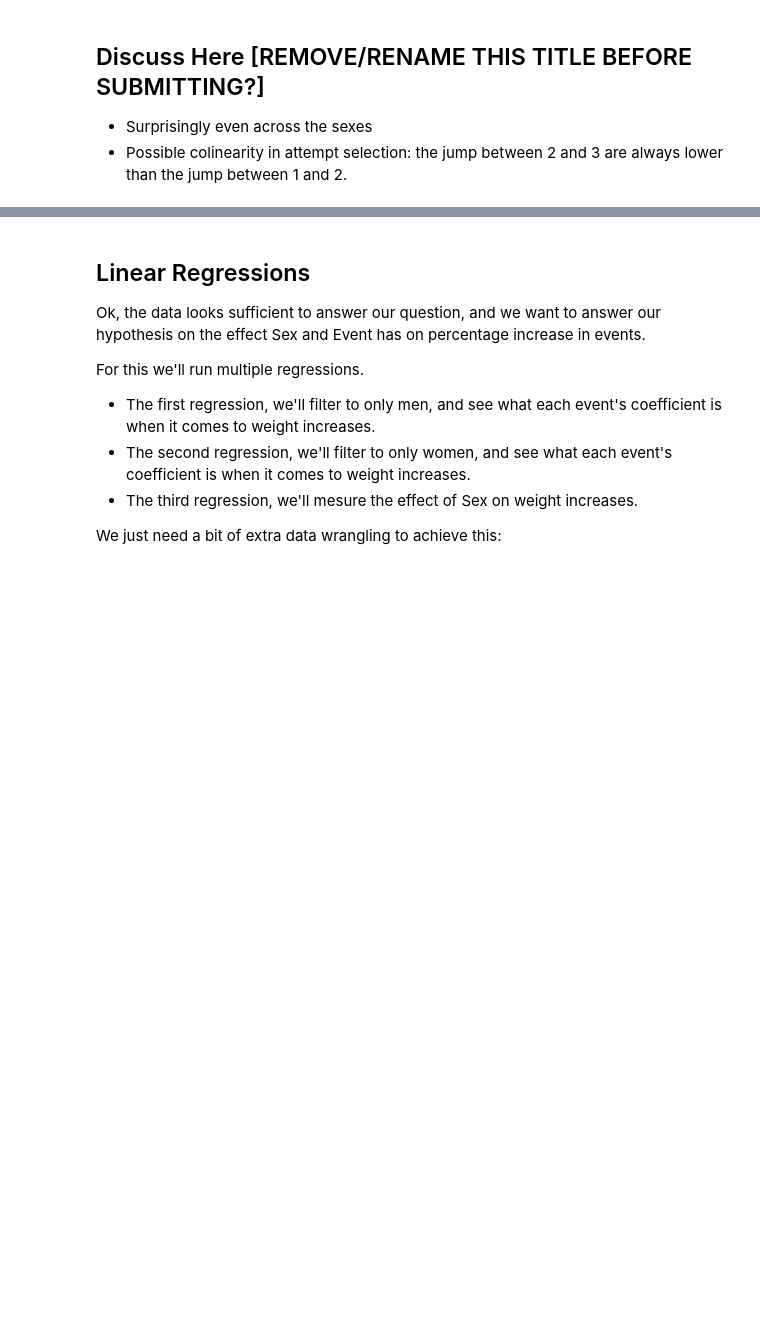
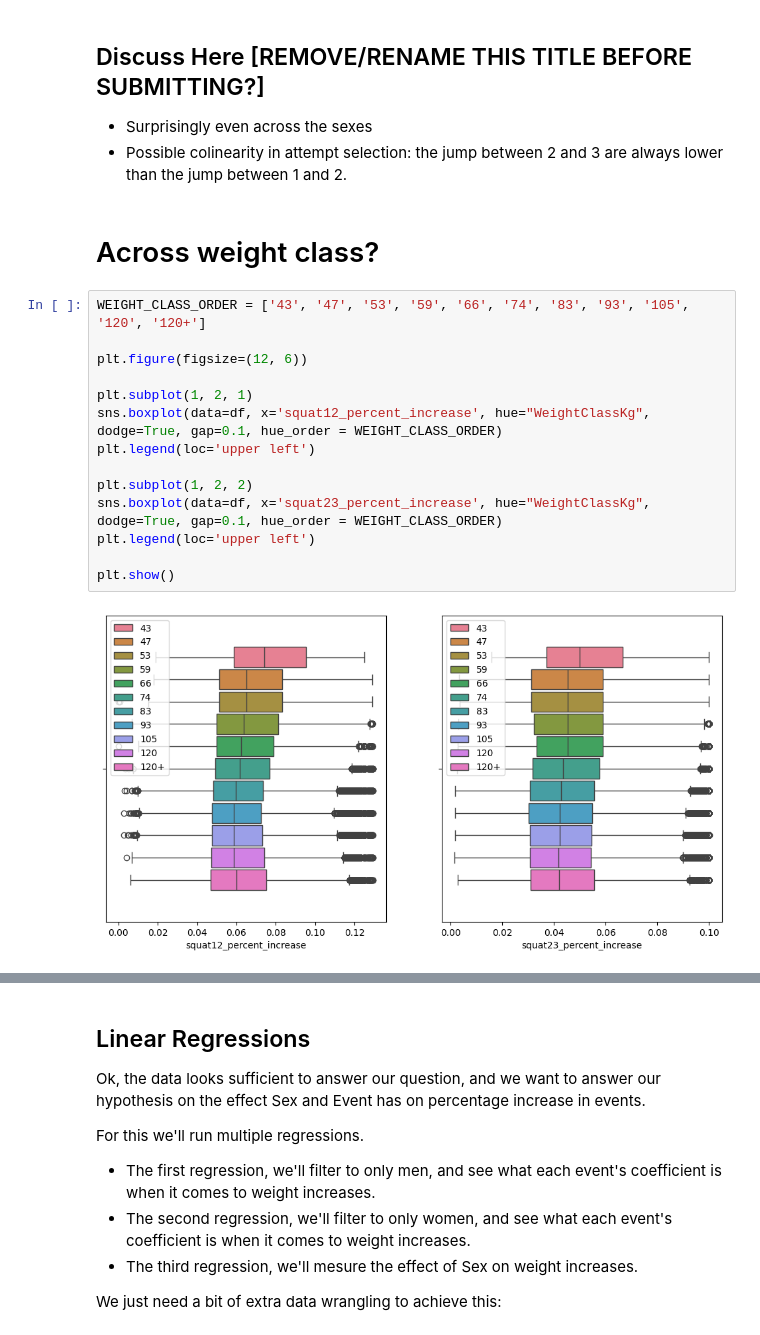
Before and after one commit to COGS108/Group035_WI24, a Jupyter notebook: EDACheckpoint_Group035_WI24.ipynb, the cells around one changed output, grey strips where cells are left out. Drawn from its saved outputs; the diff is of its cells as text; blank space fills up the shorter version.

Commit message:
edited boxplot labels

```diff
--- a/EDACheckpoint_Group035_WI24.ipynb
+++ b/EDACheckpoint_Group035_WI24.ipynb
@@ -471,3 +474,21 @@ plt.show()
 ## Discuss Here [REMOVE/RENAME THIS TITLE BEFORE SUBMITTING?]
 - Surprisingly even across the sexes
 - Possible colinearity in attempt selection: the jump between 2 and 3 are always lower than the jump between 1 and 2.
+# %% [markdown]
+# Across weight class?
+# %%
+WEIGHT_CLASS_ORDER = ['43', '47', '53', '59', '66', '74', '83', '93', '105', '120', '120+']
+
+plt.figure(figsize=(12, 6))
+
+plt.subplot(1, 2, 1)
+sns.boxplot(data=df, x='squat12_percent_increase', hue="WeightClassKg", dodge=True, gap=0.1, hue_order = WEIGHT_CLASS_ORDER)
+plt.legend(loc='upper left')
+
+plt.subplot(1, 2, 2)
+sns.boxplot(data=df, x='squat23_percent_increase', hue="WeightClassKg", dodge=True, gap=0.1, hue_order = WEIGHT_CLASS_ORDER)
+plt.legend(loc='upper left')
+
+plt.show()
+# %% [output]
+[figure, added]
```
Also changed, not shown: parts of 4 cells of this notebook.
